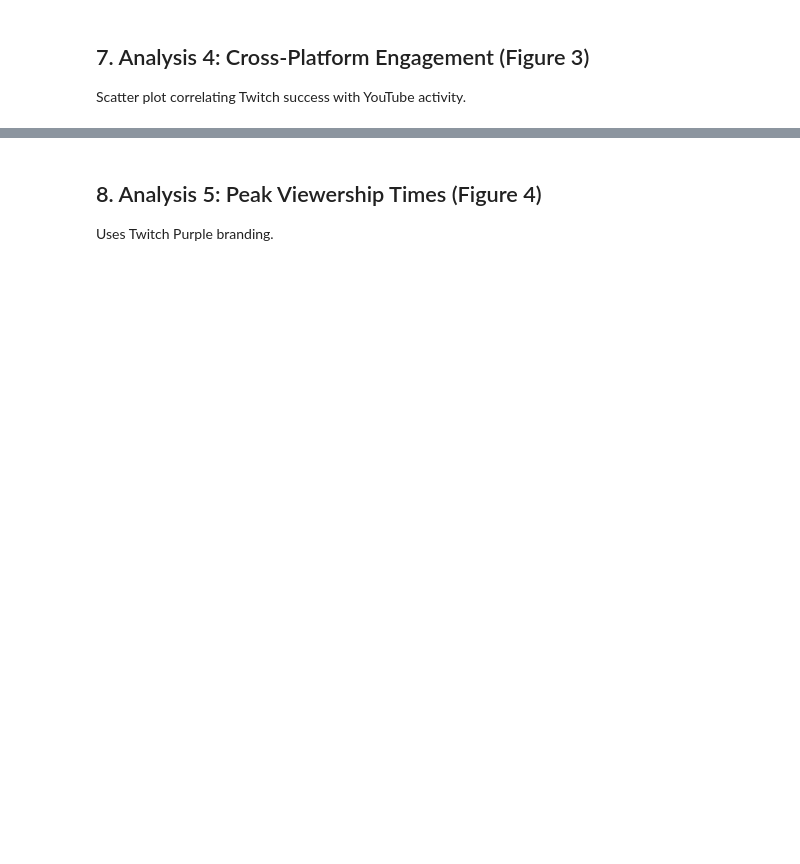
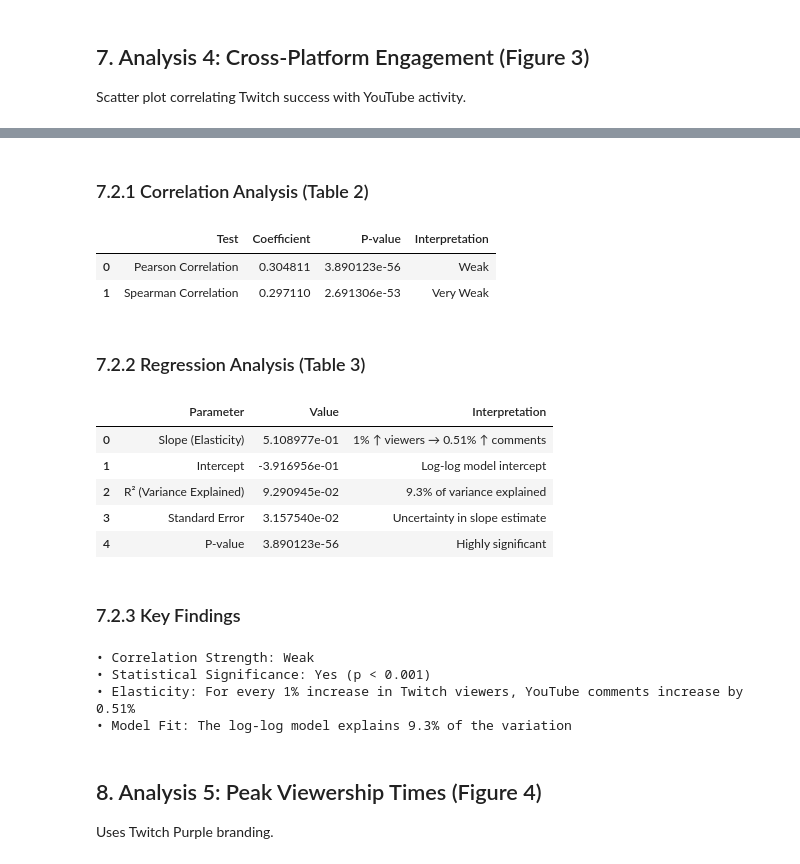
Before and after one commit to AlexMicael/IRL-Ecosystem-Pipeline, a Jupyter notebook: data_analysis.ipynb, the cells around one changed output, grey strips where cells are left out. Saved outputs shown, nothing was run; the diff lists cells and outputs as text; code cells hidden in the pictures; blank space fills up the shorter version.

```diff
--- a/data_analysis.ipynb
+++ b/data_analysis.ipynb
@@ -381,3 +520,34 @@ else:
+# %% [markdown]
+### 7.2.1 Correlation Analysis (Table 2)
+# %%
+display(correlation_table)
+# %% [output]
+|  | Test | Coefficient | P-value | Interpretation |
+| 0 | Pearson Correlation | 0.304811 | 3.890123e-56 | Weak |
+| 1 | Spearman Correlation | 0.297110 | 2.691306e-53 | Very Weak |
+# %% [markdown]
+### 7.2.2 Regression Analysis (Table 3)
+# %%
+display(regression_table)
+# %% [output]
+|  | Parameter | Value | Interpretation |
+| 0 | Slope (Elasticity) | 5.108977e-01 | 1% ↑ viewers → 0.51% ↑ comments |
+| 1 | Intercept | -3.916956e-01 | Log-log model intercept |
+| 2 | R² (Variance Explained) | 9.290945e-02 | 9.3% of variance explained |
+| 3 | Standard Error | 3.157540e-02 | Uncertainty in slope estimate |
+| 4 | P-value | 3.890123e-56 | Highly significant |
+# %% [markdown]
+### 7.2.3 Key Findings
+# %%
+print(f"• Correlation Strength: {interpret_correlation(pearson_r)}")
+print(f"• Statistical Significance: {'Yes (p < 0.001)' if pearson_p < 0.001 else 'Yes (p < 0.05)' if pearson_p < 0.05 else 'No'}")
+print(f"• Elasticity: For every 1% increase in Twitch viewers, YouTube comments increase by {slope:.2f}%")
+print(f"• Model Fit: The log-log model explains {r_squared*100:.1f}% of the variation")
+# %% [output]
+• Correlation Strength: Weak
+• Statistical Significance: Yes (p < 0.001)
+• Elasticity: For every 1% increase in Twitch viewers, YouTube comments increase by 0.51%
+• Model Fit: The log-log model explains 9.3% of the variation
 # %% [markdown]
 ## 8. Analysis 5: Peak Viewership Times (Figure 4)
 Uses Twitch Purple branding.
```
Also changed, not shown: parts of 18 cells of this notebook, 1 other file.
